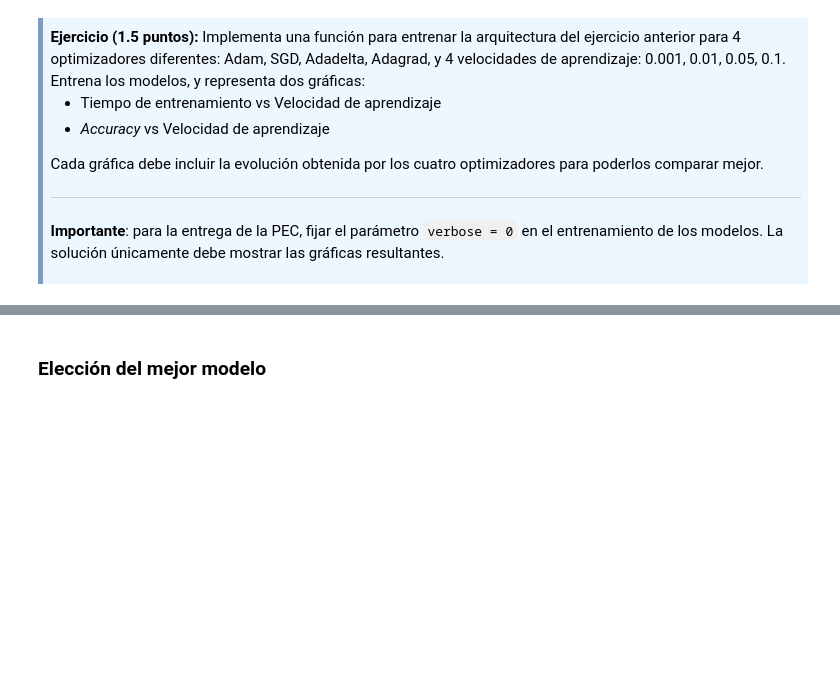
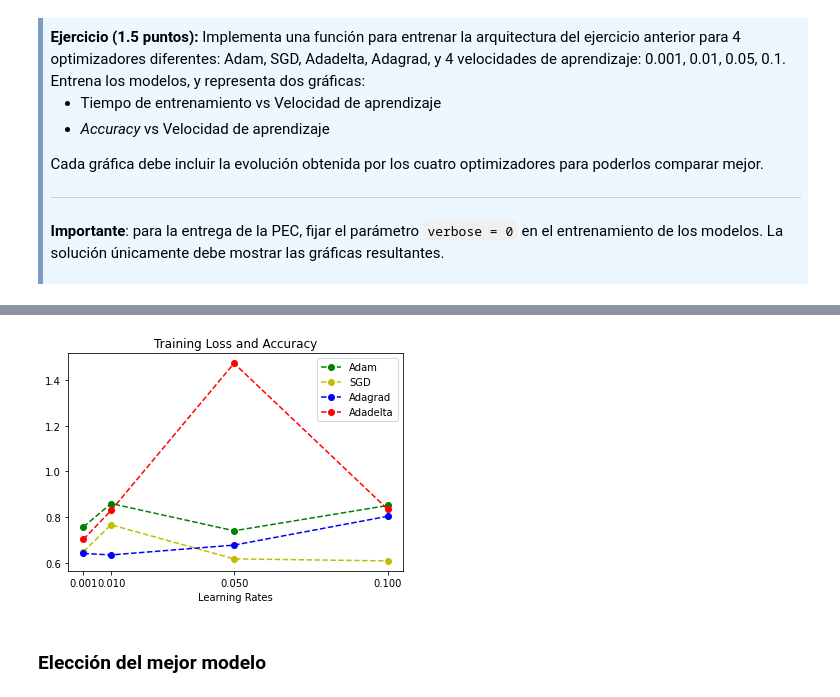
Before and after one commit to mtablado/uoc2022_deeplearning_pec1, a Jupyter notebook: 20212_M2_875_PEC1_Enunciado.ipynb, the cells around one changed output, grey strips where cells are left out. Saved outputs shown, nothing was run; the diff lists cells and outputs as text; code cells hidden in the pictures; blank space fills up the shorter version.

```diff
--- a/20212_M2_875_PEC1_Enunciado.ipynb
+++ b/20212_M2_875_PEC1_Enunciado.ipynb
@@ -454,3 +514,41 @@ def compute():
+# %%
+adam_rates = []
+adam_times = []
+sgd_rates = []
+sgd_times = []
+adagrad_rates = []
+adagrad_times = []
+adadelta_rates = []
+adadelta_times = []
+
+for i in range(len(times)):
+  if opts[i] == 'Adam':
+    adam_rates.append(index[i])
+    adam_times.append(times[i])
+  elif opts[i] == 'SGD':
+    sgd_rates.append(index[i])
+    sgd_times.append(times[i])
+  elif opts[i] == 'Adagrad':
+    adagrad_rates.append(index[i])
+    adagrad_times.append(times[i])
+  elif opts[i] == 'Adadelta':
+    adadelta_rates.append(index[i])
+    adadelta_times.append(times[i])
+
+rates = [0.001, 0.01, 0.05, 0.1]
+plt.xticks(rates)
+
+plt.plot(adam_rates, adam_times, linestyle='--', marker='o', color='g', label='Adam')
+plt.plot(sgd_rates, sgd_times, linestyle='--', marker='o', color='y', label='SGD')
+plt.plot(adagrad_rates, adagrad_times, linestyle='--', marker='o', color='b', label='Adagrad')
+plt.plot(adadelta_rates, adadelta_times, linestyle='--', marker='o', color='r', label='Adadelta')
+plt.title('Training Loss and Accuracy')
+plt.xlabel('Learning Rates')
+plt.ylabel('Training Time')
+plt.legend()
+plt.show()
+# %% [output]
+[figure, added]
 # %% [markdown]
 ### Elección del mejor modelo
 # %% [markdown]
```
Also changed, not shown: parts of 13 cells of this notebook.
